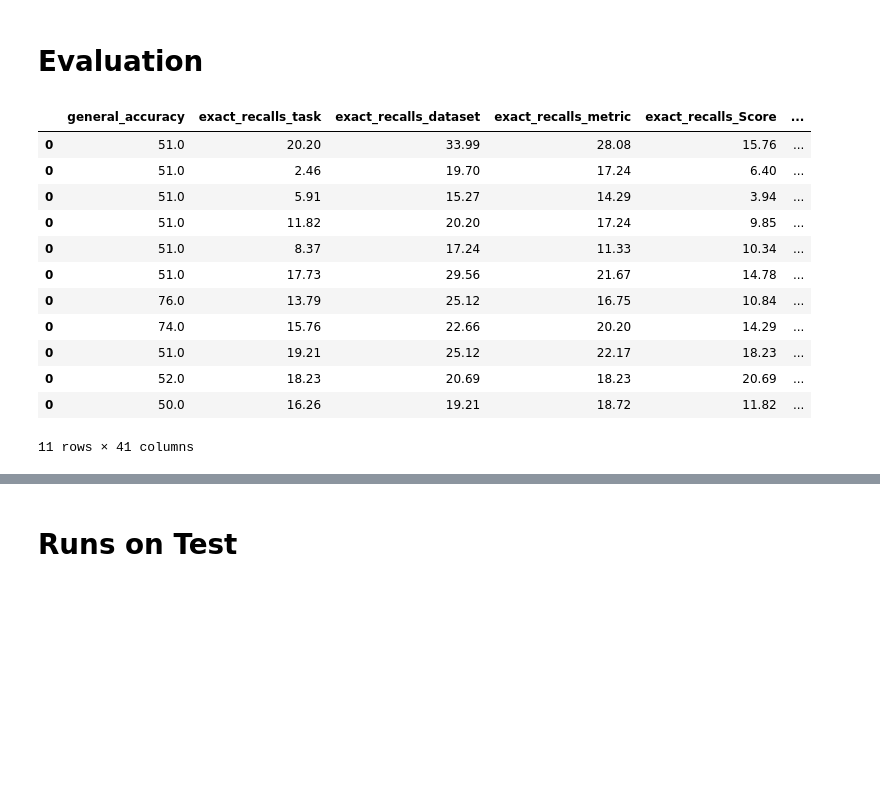
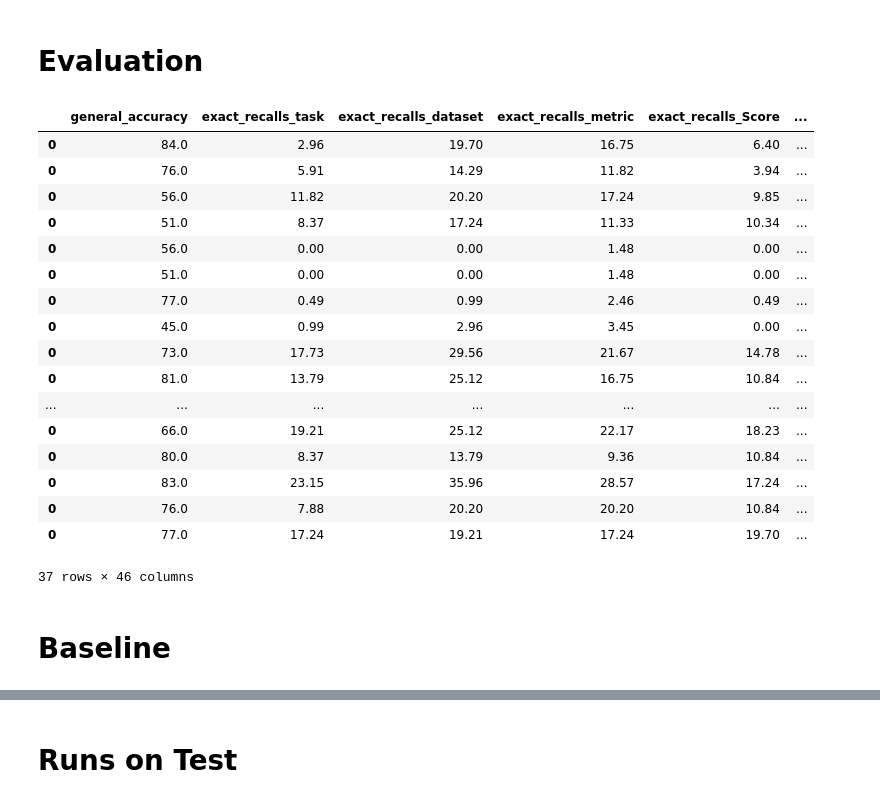
Before and after one commit to urbanlutz/nlp2024_ClefTask4SOTA, a Jupyter notebook: evaluation.ipynb, the cells around one changed output, grey strips where cells are left out. Saved outputs shown, nothing was run; the diff lists cells and outputs as text; code cells hidden in the pictures; blank space fills up the shorter version.

```diff
--- a/evaluation.ipynb
+++ b/evaluation.ipynb
@@ -11,7 +11,3 @@ The autoreload extension is already loaded. To reload it, use:
   %reload_ext autoreload
 # %% [markdown]
 # Load Runs
-# %%
-run = "VAL_naive_doctaet-few_shot_template_initial-mixtral8x7b-20240613-141202"
-
-run.rsplit("-", 4)[1], run.rsplit("-", 4)[2], run
@@ -126,43 +167,55 @@ df_all
 # %%
 # evaluate
 from scoring_program.evaluation import Metrics
 
+
 results = []
-for df in dfs:
+for df in tqdm(dfs):
     labels = list(df["ground_truth"])
     preds = list(df["annotation"])
     assert len(labels) == len(preds)
     result = Metrics.evaluate_property_wise_json_based(
         label_list=labels, prediction_list=preds
     )
 
     result.update(
         Metrics.evaluate_rouge(label_list=list(df["ground_truth"]), prediction_list=list(df["annotation"]))
     )
     result["run"] = df["run"].iloc[0]
     result["score"] = result["partial_f1s_overall"]
     result["num_samples"] = len(df)
     result["prompt_template"] = df.iloc[0]["prompt_template"]
     result["model"] = df.iloc[0]["model"]
+    model = get_Architecture(df.iloc[0]["model"])
+    result["size"] = model.size
+    result["class"] = size_category(model.size)
+    result["architecture"] = model.architecture
+    result["flavour"] = model.flavour
+    result["model_pretty"] = f"{model.architecture} {model.size}"
     try:
         result["mean_t"] = df["inference_s"].mean()
     except:
         pass
     results.append(pd.DataFrame([result]))
 
 df_res = pd.concat(results)
 df_res
 # %% [output]
 |  | general_accuracy | exact_recalls_task | exact_recalls_dataset | exact_recalls_metric | exact_recalls_Score | ... |
-| 0 | 51.0 | 20.20 | 33.99 | 28.08 | 15.76 | ... |
-| 0 | 51.0 | 2.46 | 19.70 | 17.24 | 6.40 | ... |
-| 0 | 51.0 | 5.91 | 15.27 | 14.29 | 3.94 | ... |
-| 0 | 51.0 | 11.82 | 20.20 | 17.24 | 9.85 | ... |
+| 0 | 84.0 | 2.96 | 19.70 | 16.75 | 6.40 | ... |
+| 0 | 76.0 | 5.91 | 14.29 | 11.82 | 3.94 | ... |
+| 0 | 56.0 | 11.82 | 20.20 | 17.24 | 9.85 | ... |
 | 0 | 51.0 | 8.37 | 17.24 | 11.33 | 10.34 | ... |
-| 0 | 51.0 | 17.73 | 29.56 | 21.67 | 14.78 | ... |
-| 0 | 76.0 | 13.79 | 25.12 | 16.75 | 10.84 | ... |
-| 0 | 74.0 | 15.76 | 22.66 | 20.20 | 14.29 | ... |
-| 0 | 51.0 | 19.21 | 25.12 | 22.17 | 18.23 | ... |
-| 0 | 52.0 | 18.23 | 20.69 | 18.23 | 20.69 | ... |
-| 0 | 50.0 | 16.26 | 19.21 | 18.72 | 11.82 | ... |
+| 0 | 56.0 | 0.00 | 0.00 | 1.48 | 0.00 | ... |
+| 0 | 51.0 | 0.00 | 0.00 | 1.48 | 0.00 | ... |
+| 0 | 77.0 | 0.49 | 0.99 | 2.46 | 0.49 | ... |
+| 0 | 45.0 | 0.99 | 2.96 | 3.45 | 0.00 | ... |
+| 0 | 73.0 | 17.73 | 29.56 | 21.67 | 14.78 | ... |
+| 0 | 81.0 | 13.79 | 25.12 | 16.75 | 10.84 | ... |
+| ... | ... | ... | ... | ... | ... | ... |
+| 0 | 66.0 | 19.21 | 25.12 | 22.17 | 18.23 | ... |
+| 0 | 80.0 | 8.37 | 13.79 | 9.36 | 10.84 | ... |
+| 0 | 83.0 | 23.15 | 35.96 | 28.57 | 17.24 | ... |
+| 0 | 76.0 | 7.88 | 20.20 | 20.20 | 10.84 | ... |
+| 0 | 77.0 | 17.24 | 19.21 | 17.24 | 19.70 | ... |
-11 rows × 41 columns
+37 rows × 46 columns
@@ -168,0 +295,2 @@ df_res
+# %% [markdown]
+# Baseline
```
Also changed, not shown: parts of 42 cells of this notebook, 3 other files.
